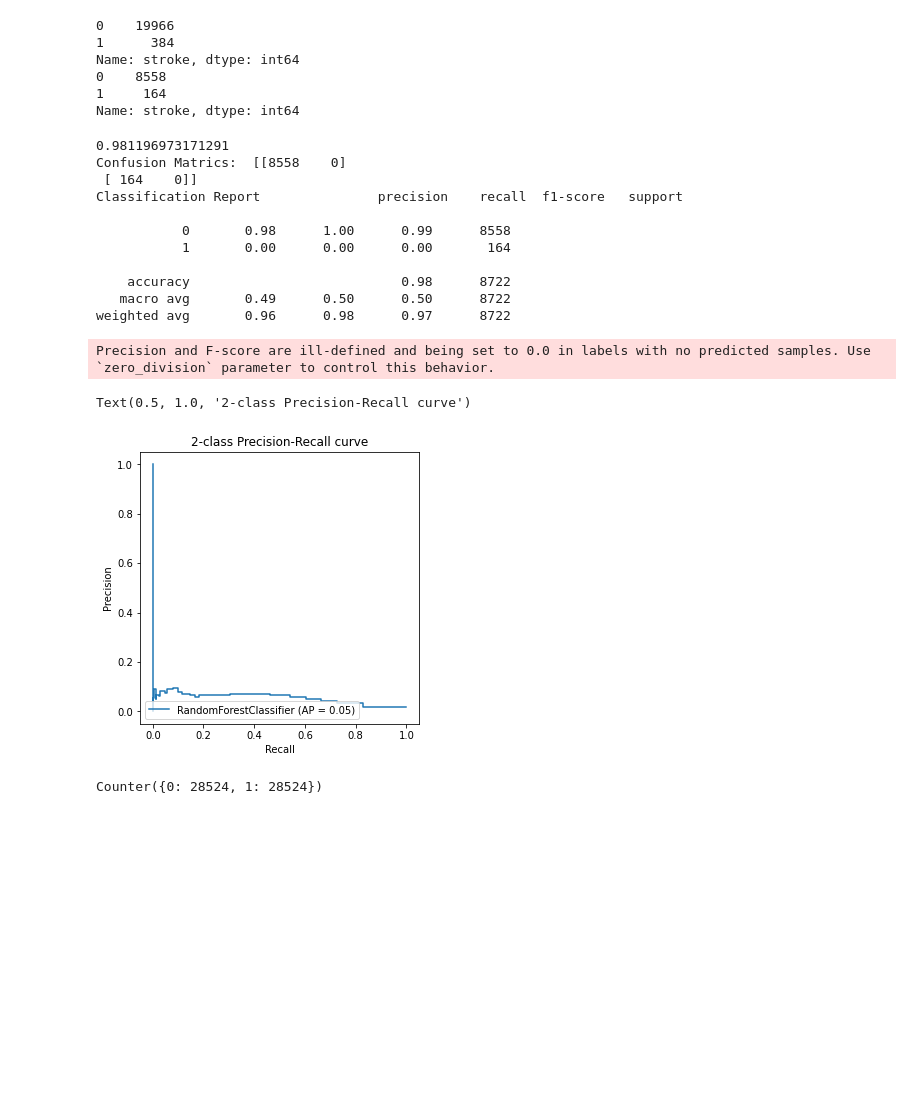
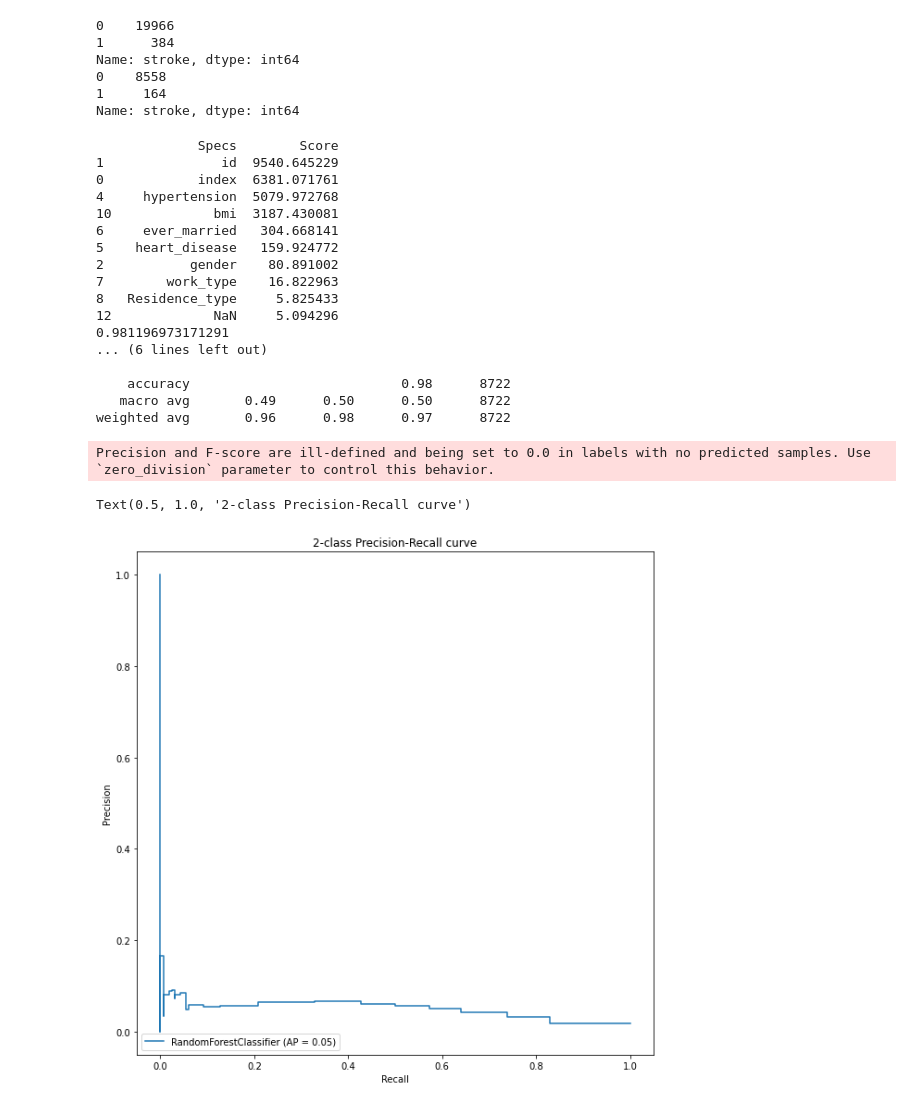
Before and after one commit to Manu-Anand/tf_certfication, a Jupyter notebook: stroke_ds.ipynb, the cells around one changed output. Saved outputs shown, nothing was run; the diff lists cells and outputs as text; code cells hidden in the pictures; blank space fills up the shorter version.

```diff
--- a/stroke_ds.ipynb
+++ b/stroke_ds.ipynb
@@ -57,3 +104,6 @@ def label_encoding(cat_variable):
+# %%
+stroke_data_x = stroke_data.drop('stroke', axis=1)
+stroke_data_y = stroke_data['stroke']
 # %%
 def classify_RandomForestClassifier(estimators):
   rf_classifier = RandomForestClassifier(n_estimators = estimators, random_state = 0)
@@ -101,7 +116,7 @@ dtype: int64
 # %%
 # Displays correlation metrics
 # Inference - Age and marriage has some correlation. All other fileds shows very less correlation
-rcParams['figure.figsize'] = 20, 30
+rcParams['figure.figsize'] = 10, 10
 plt.matshow(stroke_data.corr())
 plt.yticks(np.arange(stroke_data.shape[1]), stroke_data.columns)
 plt.xticks(np.arange(stroke_data.shape[1]), stroke_data.columns)
@@ -157,3 +133,13 @@ Name: stroke, dtype: int64
+# %%
+def best_features():
+  bestfeatures = SelectKBest(score_func=chi2, k=10)
+  fit = bestfeatures.fit(stroke_data_x,stroke_data_y)
+  scores = pd.DataFrame(fit.scores_)
+  columns = pd.DataFrame(x.columns)
+  #concat two dataframes for better visualization
+  featureScores = pd.concat([columns,scores],axis=1)
+  featureScores.columns = ['Specs','Score']  #naming the dataframe columns
+  print(featureScores.nlargest(10,'Score'))  #print 10 best features
 # %%
 scaled_data = stroke_data.drop('stroke', axis=1)
 pca = PCA(n_components=2)
@@ -169,8 +155,6 @@ Text(0, 0.5, 'Second Principal Component')
 # %%
 # Split the data into predictors and target
-y_train= stroke_data['stroke']
-x_train = stroke_data.drop('stroke', axis=1)
-x_train, x_test, y_train, y_test = train_test_split(x_train, y_train, test_size=0.3, random_state=0, stratify=y_train)
+x_train, x_test, y_train, y_test = train_test_split(stroke_data_x, stroke_data_y, test_size=0.3, random_state=0, stratify=stroke_data_y)
 class_count = y_train.value_counts()
 print(class_count)
 class_count = y_test.value_counts()
@@ -184,42 +168,40 @@ Name: stroke, dtype: int64
 Name: stroke, dtype: int64
 # %%
 # Invoke RF Classifier
+best_features()
 estimators = 100
 rf_classifier = classify_RandomForestClassifier(estimators)
 print(rf_classifier.score(x_test, y_test))
 y_test_pred = rf_classifier.predict(x_test)
 cm = confusion_matrix(y_test, y_test_pred)
 #plot_classfier(estimators)
 print('Confusion Matrics: ', cm)
 print('Classification Report', classification_report(y_test, y_test_pred))
 
 #y_score = rf_classifier.decision_function(X_test)
 #average_precision = average_precision_score(y_test, y_score)
 #print('Average precision-recall score: {0:0.2f}'.format(
       #average_precision))
 disp = plot_precision_recall_curve(rf_classifier, x_test, y_test)
 disp.ax_.set_title('2-class Precision-Recall curve')
 # %% [output]
+             Specs        Score
+1               id  9540.645229
+0            index  6381.071761
+4     hypertension  5079.972768
+10             bmi  3187.430081
+6     ever_married   304.668141
+5    heart_disease   159.924772
+2           gender    80.891002
+7        work_type    16.822963
+8   Residence_type     5.825433
+12             NaN     5.094296
 0.981196973171291
-Confusion Matrics:  [[8558    0]
- [ 164    0]]
-Classification Report               precision    recall  f1-score   support
-
-           0       0.98      1.00      0.99      8558
-           1       0.00      0.00      0.00       164
+... (6 lines left out)
 
     accuracy                           0.98      8722
    macro avg       0.49      0.50      0.50      8722
 weighted avg       0.96      0.98      0.97      8722
 Precision and F-score are ill-defined and being set to 0.0 in labels with no predicted samples. Use `zero_division` parameter to control this behavior.
 Text(0.5, 1.0, '2-class Precision-Recall curve')
-[figure, old version]
+[figure, new version]
-# %%
-oversample = SMOTE()
-smote_stroke_y= stroke_data['stroke']
-smote_stroke_x = stroke_data.drop('stroke', axis=1)
-smote_stroke_x, smote_stroke_y = oversample.fit_resample(smote_stroke_x, smote_stroke_y)
-counter = Counter(smote_stroke_y)
-print(counter)
-# %% [output]
-Counter({0: 28524, 1: 28524})
```
Also changed, not shown: parts of 13 cells of this notebook.
